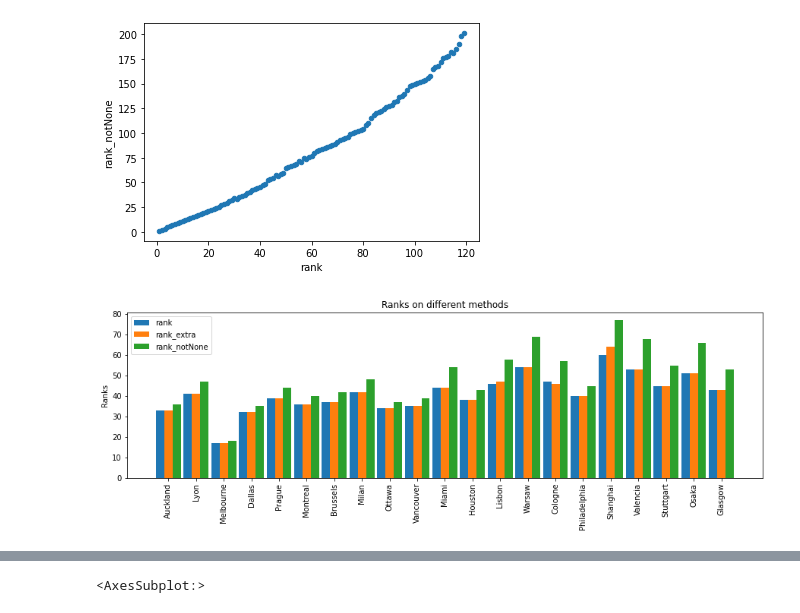
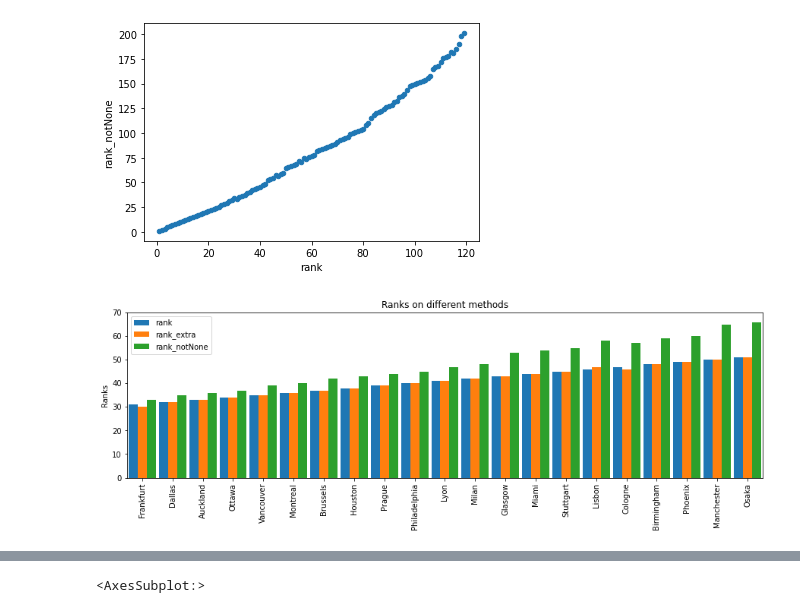
Before and after one commit to izelberg/Smart_Cities_DA_Diploma, a Jupyter notebook: Smart_Cities.ipynb, the cells around one changed output, grey strips where cells are left out. Saved outputs shown, nothing was run; the diff lists cells and outputs as text; code cells hidden in the pictures.

```diff
--- a/Smart_Cities.ipynb
+++ b/Smart_Cities.ipynb
@@ -483,6 +483,7 @@ r1_outer['Ranking 2019'] = rank_2014_2019_outer['Ranking 2019'].fillna(np.max(ra
 r1_outer['average_rating_extra'] = r1_outer[['Ranking 2014', 'Ranking 2015', 'Ranking 2016',
                             'Ranking 2017', 'Ranking 2018', 'Ranking 2019']].mean(axis=1).round(2)
 r1_outer['rank_extra'] = r1_outer['average_rating_extra'].rank(method = 'first')
+r1_outer['rank_extra'] = pd.to_numeric(r1_outer['rank_extra'], downcast = 'integer')
 r1_outer.sort_values(by='rank_extra', ascending=True).iloc[50:70]
 # %% [output]
 |  | City | Country | Ranking 2014 | Ranking 2015 | Ranking 2016 | Ranking 2017 | Ranking 2018 | Ranking 2019 | ... |
@@ -546,6 +547,7 @@ sns.histplot(data=r1_outer['stdev_rating_extra'], kde=True)
 # %%
 # Добавляем ранжирование "узкого" списка. r1 - несортированный список
 r1['rank'] = r1['average_rating'].rank(method = 'first')
+r1['rank'] = pd.to_numeric(r1['rank'], downcast = 'integer') #Переводим ранг в целое число
 r1['avg_rating-rank'] = r1['average_rating']-r1['rank']
 r1_sorted_by_rank = r1.sort_values(by='rank', ascending = True)
 r1_sorted_by_rank.iloc[42:82]
@@ -705,10 +708,11 @@ r2_outer['Ranking 2016'] = rank_2014_2019_outer['Ranking 2016'].fillna(0, inplac
 r2_outer['Ranking 2017'] = rank_2014_2019_outer['Ranking 2017'].fillna(0, inplace = False)
 r2_outer['Ranking 2018'] = rank_2014_2019_outer['Ranking 2018'].fillna(0, inplace = False)
 r2_outer['Ranking 2019'] = rank_2014_2019_outer['Ranking 2019'].fillna(0, inplace = False)
-r2_outer['average_rating_notNone'] = r2_outer[['Ranking 2014', 'Ranking 2015', 'Ranking 2016',
+r2_outer['average_rating_notNone'] = (r2_outer[['Ranking 2014', 'Ranking 2015', 'Ranking 2016',
                            'Ranking 2017', 'Ranking 2018', 'Ranking 2019']].sum(
-                            axis=1)/(np.count_nonzero(r2_outer, axis=1)-2).round(1) # Не получилось округлить
+                            axis=1)/(np.count_nonzero(r2_outer, axis=1)-2)).round(1)
 r2_outer['rank_notNone'] = r2_outer['average_rating_notNone'].rank(method = 'first')
+r2_outer['rank_notNone'] = pd.to_numeric(r2_outer['rank_notNone'], downcast = 'integer')
 r2_outer.sort_values(by='rank_notNone', ascending=True).iloc[20:40]
 # Вывели рейтинг №2 "широкого" списка
 # %% [output]
@@ -833,35 +838,44 @@ x1,x2,y1,y2 = plt.axis()
 # %% [output]
 [figure]
 # %%
-labels=rank_matching_2['City'].loc[30:50]
-y1=rank_matching_2['rank'].loc[30:50]
-y2=rank_matching_2['rank_extra'].loc[30:50]
-y3=rank_matching_2['rank_notNone'].loc[30:50]
+# labels=rank_matching_2['City'].loc[30:50]
+# y1=rank_matching_2['rank'].loc[30:50]
+# y2=rank_matching_2['rank_extra'].loc[30:50]
+# y3=rank_matching_2['rank_notNone'].loc[30:50]
+# Можно так отсекать кусок данных для показа, либо через xlim (cм. ниже)
+
+labels=rank_matching_2_sorted_by_rank['City']
+y1=rank_matching_2_sorted_by_rank['rank']
+y2=rank_matching_2_sorted_by_rank['rank_extra']
+y3=rank_matching_2_sorted_by_rank['rank_notNone']
 
 x = np.arange(len(labels))  # the label locations
 width = 0.3  # the width of the bars
 
 fig, ax = plt.subplots()
 
 fig.set_figwidth(15)
 
 ax.bar(x-width, y1, width, label = 'rank')
 ax.bar(x, y2, width, label = 'rank_extra')
 ax.bar(x+width, y3, width, label = 'rank_notNone')
 
 # x1,x2,y1,y2,y3,y4,y5,y6 = plt.axis()
-# plt.axis((100,200,120,200)) Как настроить отсекание куска данных только для показа на графике?
+# plt.axis((30,50,10,100)) # Как настроить отсекание куска данных только для показа на графике?
 
 ax.set_ylabel('Ranks')
 ax.set_title('Ranks on different methods')
 ax.set_xticks(x)
+ax.set_xlim(30-0.5,50+0.5)
+ax.set_ylim(0,70)
 ax.set_xticklabels(labels, rotation = 90)
 ax.legend()
 
 # ax.bar_label(y1) #Не получились надписи
-# ax.bar_label(y2)
-# ax.bar_label(y3)
+
+# for i in range(len(x)):
+#     ax.annotate(str(y1[i]), xy=(x[i],y1[i]), ha='center', va='bottom', rotation=90) Не получились надписи
 
 plt.show()
 # %% [output]
-[figure, old version]
+[figure, new version]
```
Also changed, not shown: parts of 44 cells of this notebook.
